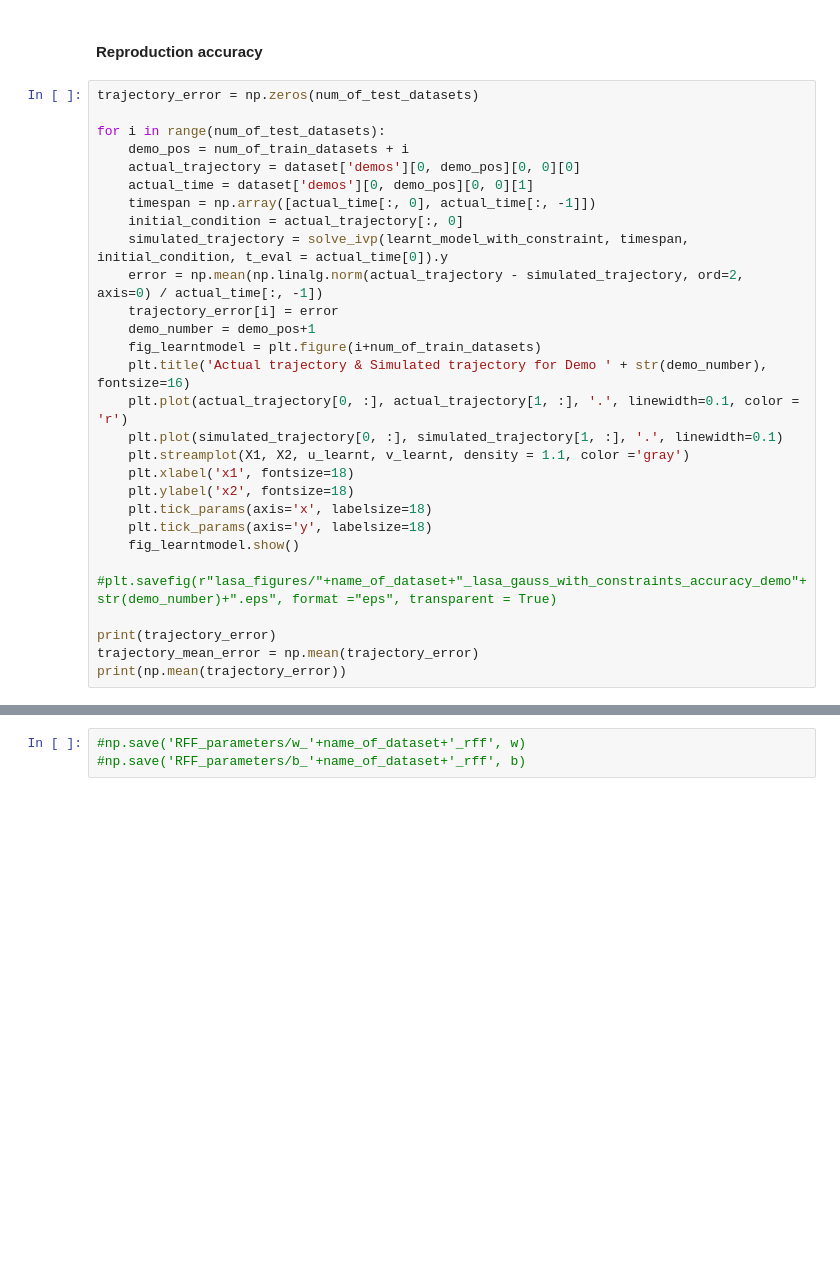
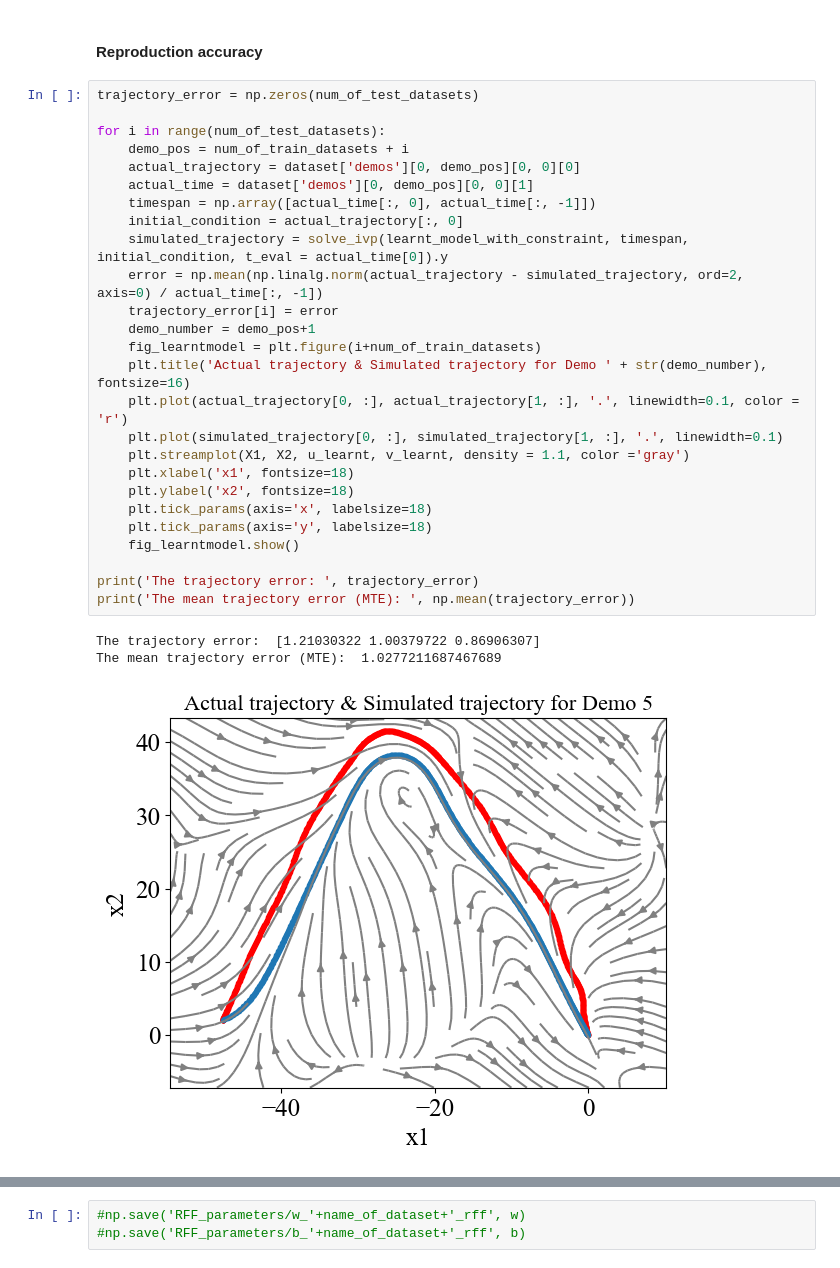
Before and after one commit to helenatp/tpk4960, a Jupyter notebook: src/lasa/lasa_gaussian_separable.ipynb, the cells around one changed output, grey strips where cells are left out. Drawn from its saved outputs; the diff is of its cells as text; blank space fills up the shorter version.

```diff
--- a/src/lasa/lasa_gaussian_separable.ipynb
+++ b/src/lasa/lasa_gaussian_separable.ipynb
@@ -323,28 +343,30 @@ fig_learntmodel_contraction.show()
 # %%
 trajectory_error = np.zeros(num_of_test_datasets)
 
 for i in range(num_of_test_datasets):
     demo_pos = num_of_train_datasets + i
     actual_trajectory = dataset['demos'][0, demo_pos][0, 0][0]
     actual_time = dataset['demos'][0, demo_pos][0, 0][1]
     timespan = np.array([actual_time[:, 0], actual_time[:, -1]])
     initial_condition = actual_trajectory[:, 0]
     simulated_trajectory = solve_ivp(learnt_model_with_constraint, timespan, initial_condition, t_eval = actual_time[0]).y
     error = np.mean(np.linalg.norm(actual_trajectory - simulated_trajectory, ord=2, axis=0) / actual_time[:, -1])
     trajectory_error[i] = error
     demo_number = demo_pos+1
     fig_learntmodel = plt.figure(i+num_of_train_datasets)
     plt.title('Actual trajectory & Simulated trajectory for Demo ' + str(demo_number), fontsize=16)
     plt.plot(actual_trajectory[0, :], actual_trajectory[1, :], '.', linewidth=0.1, color = 'r')
     plt.plot(simulated_trajectory[0, :], simulated_trajectory[1, :], '.', linewidth=0.1)
     plt.streamplot(X1, X2, u_learnt, v_learnt, density = 1.1, color ='gray')
     plt.xlabel('x1', fontsize=18)
     plt.ylabel('x2', fontsize=18)
     plt.tick_params(axis='x', labelsize=18)
     plt.tick_params(axis='y', labelsize=18)
     fig_learntmodel.show()
-    #plt.savefig(r"lasa_figures/"+name_of_dataset+"_lasa_gauss_with_constraints_accuracy_demo"+str(demo_number)+".eps", format ="eps", transparent = True)
 
-print(trajectory_error)
-trajectory_mean_error = np.mean(trajectory_error)
-print(np.mean(trajectory_error))
+print('The trajectory error: ', trajectory_error)
+print('The mean trajectory error (MTE): ', np.mean(trajectory_error))
+# %% [output]
+The trajectory error:  [1.21030322 1.00379722 0.86906307]
+The mean trajectory error (MTE):  1.0277211687467689
+[figure, added]
```
Also changed, not shown: parts of 56 cells of this notebook, 1 other file.
